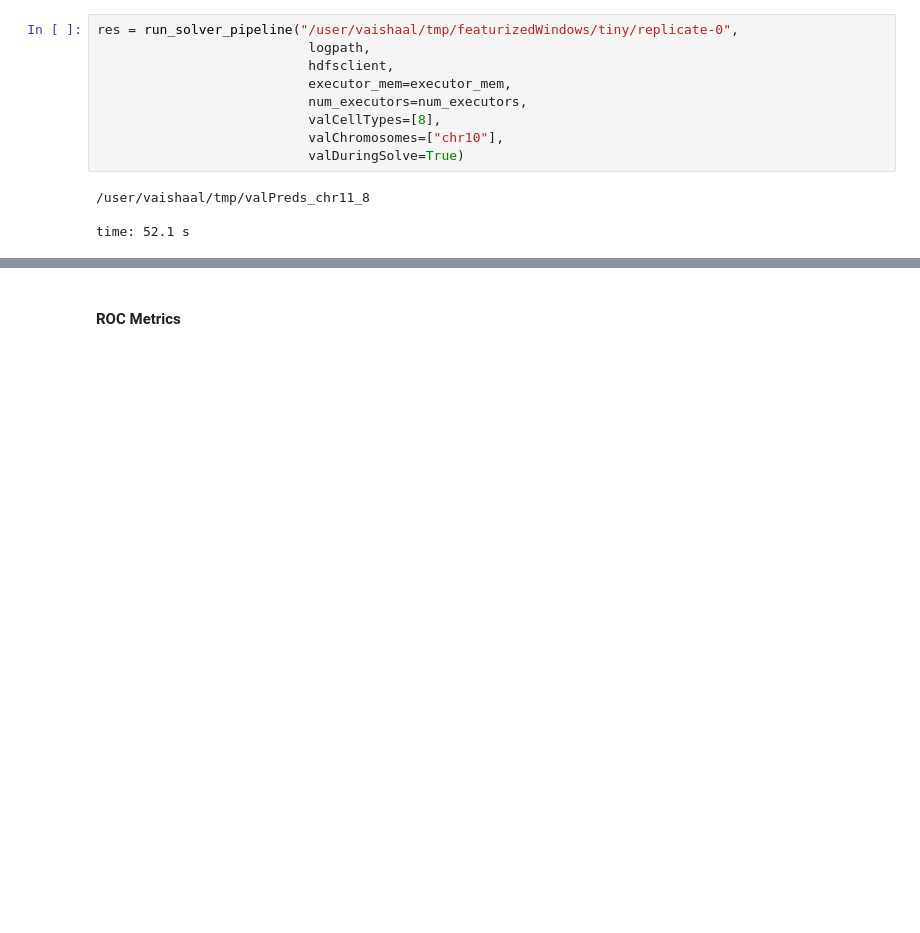
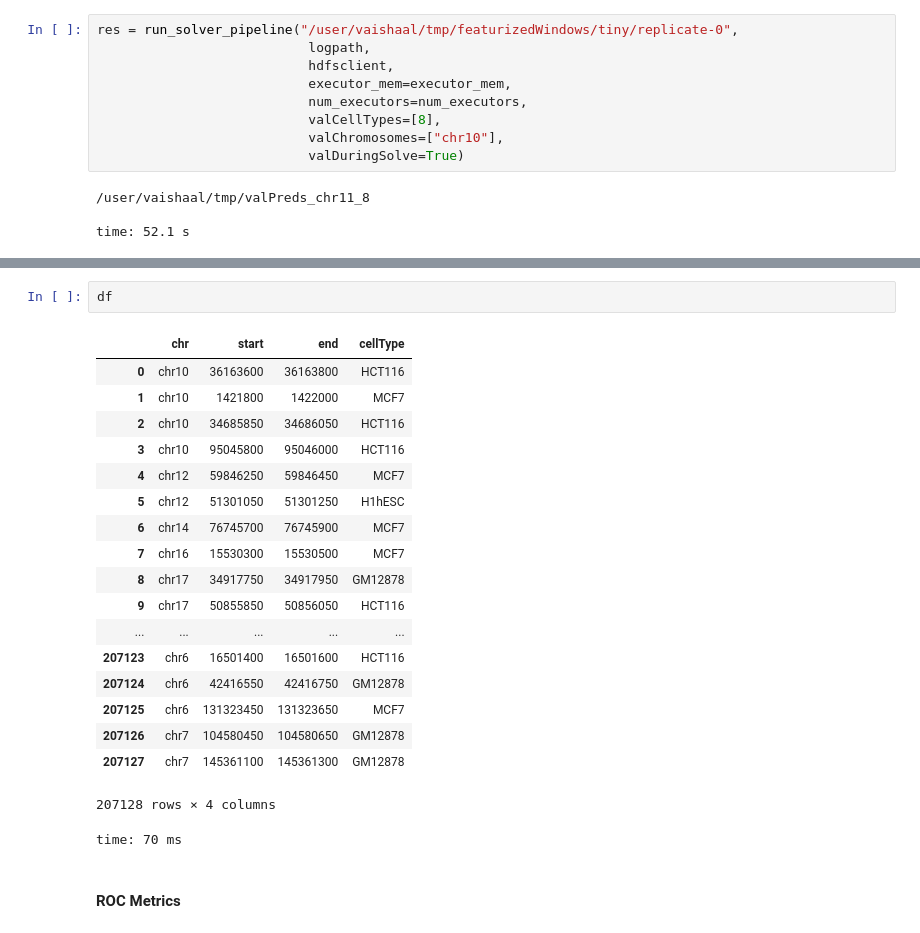
Before and after one commit to akmorrow13/endive, a Jupyter notebook: python/run-kitchensinks-featurize-only.ipynb, the cells around one changed output, grey strips where cells are left out. Cells and saved outputs as stored; diff of their text form; blank space fills up the shorter version.

```diff
--- a/python/run-kitchensinks-featurize-only.ipynb
+++ b/python/run-kitchensinks-featurize-only.ipynb
@@ -132,3 +142,25 @@ time: 234 ms
+# %%
+df
+# %% [output]
+|  | chr | start | end | cellType |
+| 0 | chr10 | 36163600 | 36163800 | HCT116 |
+| 1 | chr10 | 1421800 | 1422000 | MCF7 |
+| 2 | chr10 | 34685850 | 34686050 | HCT116 |
+| 3 | chr10 | 95045800 | 95046000 | HCT116 |
+| 4 | chr12 | 59846250 | 59846450 | MCF7 |
+| 5 | chr12 | 51301050 | 51301250 | H1hESC |
+| 6 | chr14 | 76745700 | 76745900 | MCF7 |
+| 7 | chr16 | 15530300 | 15530500 | MCF7 |
+| 8 | chr17 | 34917750 | 34917950 | GM12878 |
+| 9 | chr17 | 50855850 | 50856050 | HCT116 |
+| ... | ... | ... | ... | ... |
+| 207123 | chr6 | 16501400 | 16501600 | HCT116 |
+| 207124 | chr6 | 42416550 | 42416750 | GM12878 |
+| 207125 | chr6 | 131323450 | 131323650 | MCF7 |
+| 207126 | chr7 | 104580450 | 104580650 | GM12878 |
+| 207127 | chr7 | 145361100 | 145361300 | GM12878 |
+207128 rows × 4 columns
+time: 70 ms
 # %% [markdown]
 #### ROC Metrics
 # %%
```
Also changed, not shown: parts of 4 cells of this notebook, 1 other file.
